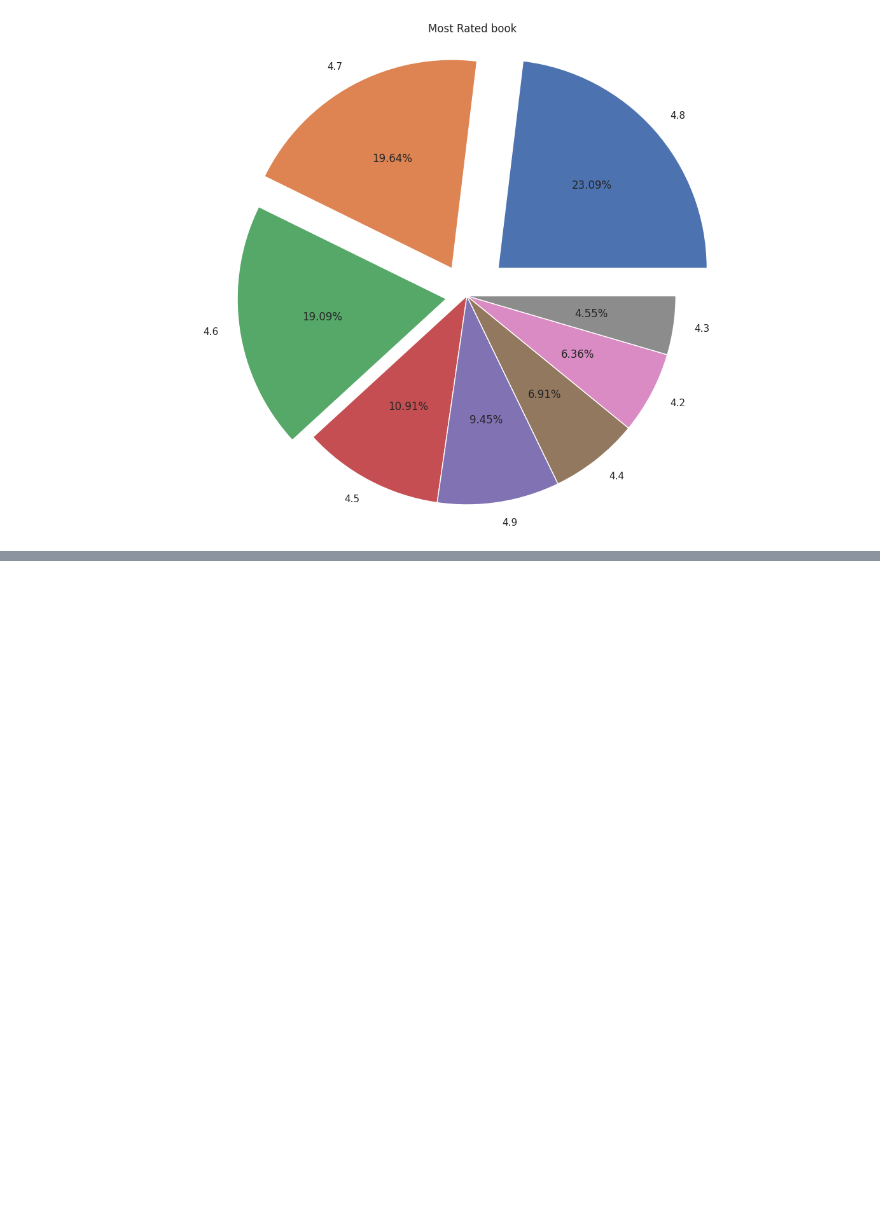
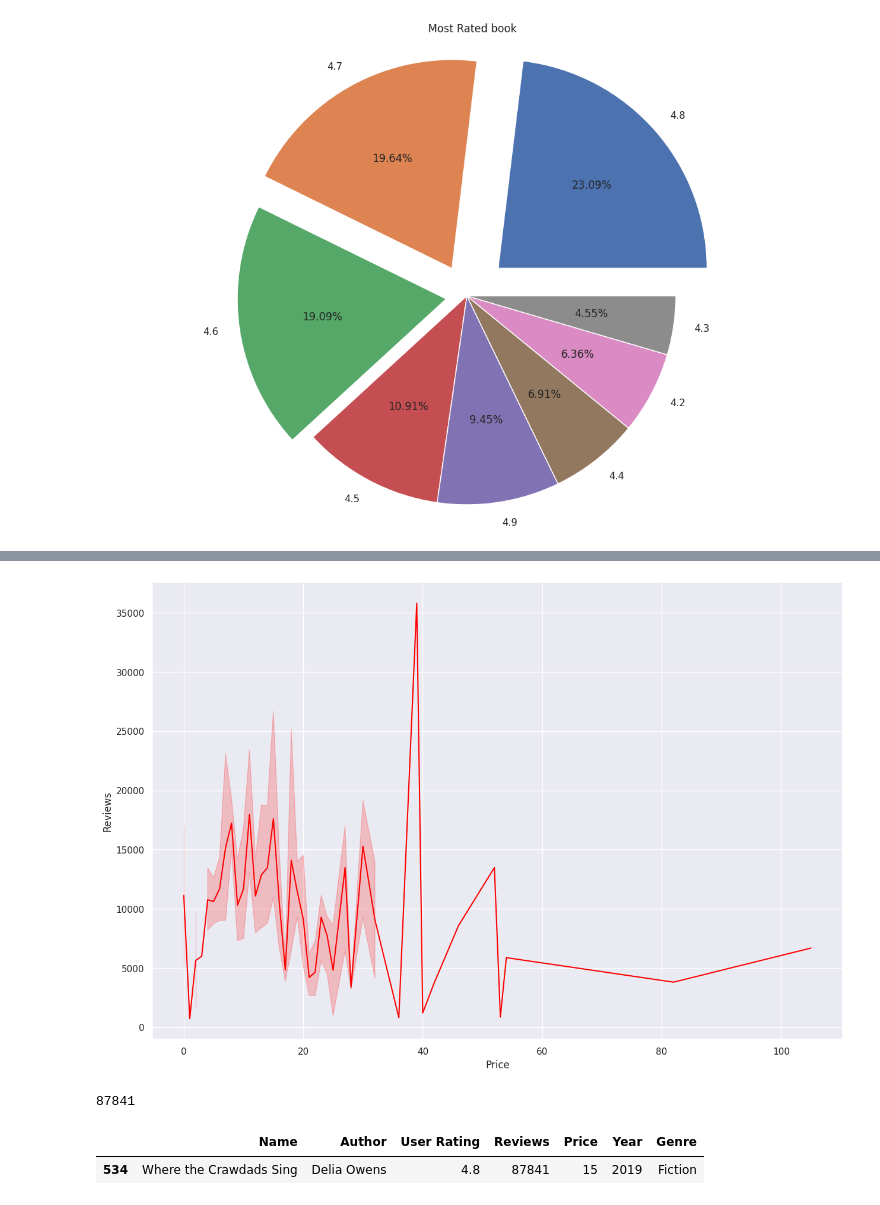
Before and after one commit to Sahil7151/my_data_science_project, a Jupyter notebook: EDA_on_Top_Selling_Books.ipynb, the cells around one changed output, grey strips where cells are left out. Cells and saved outputs as stored; diff of their text form; code cells hidden in the pictures; blank space fills up the shorter version.

```diff
--- a/EDA_on_Top_Selling_Books.ipynb
+++ b/EDA_on_Top_Selling_Books.ipynb
@@ -247,0 +266,15 @@ plt.show()
+# %%
+sns.set(rc={'figure.figsize':(15,10)})
+sns.lineplot(x="Price",y="Reviews",data=data,color="red")
+plt.show()
+# %% [output]
+[figure, added]
+# %%
+max(data['Reviews'])
+# %% [output]
+87841
+# %%
+data[data['Reviews'] ==  max(data['Reviews'])]
+# %% [output]
+|  | Name | Author | User Rating | Reviews | Price | Year | Genre |
+| 534 | Where the Crawdads Sing | Delia Owens | 4.8 | 87841 | 15 | 2019 | Fiction |
```
Also changed, not shown: parts of 6 cells of this notebook.
